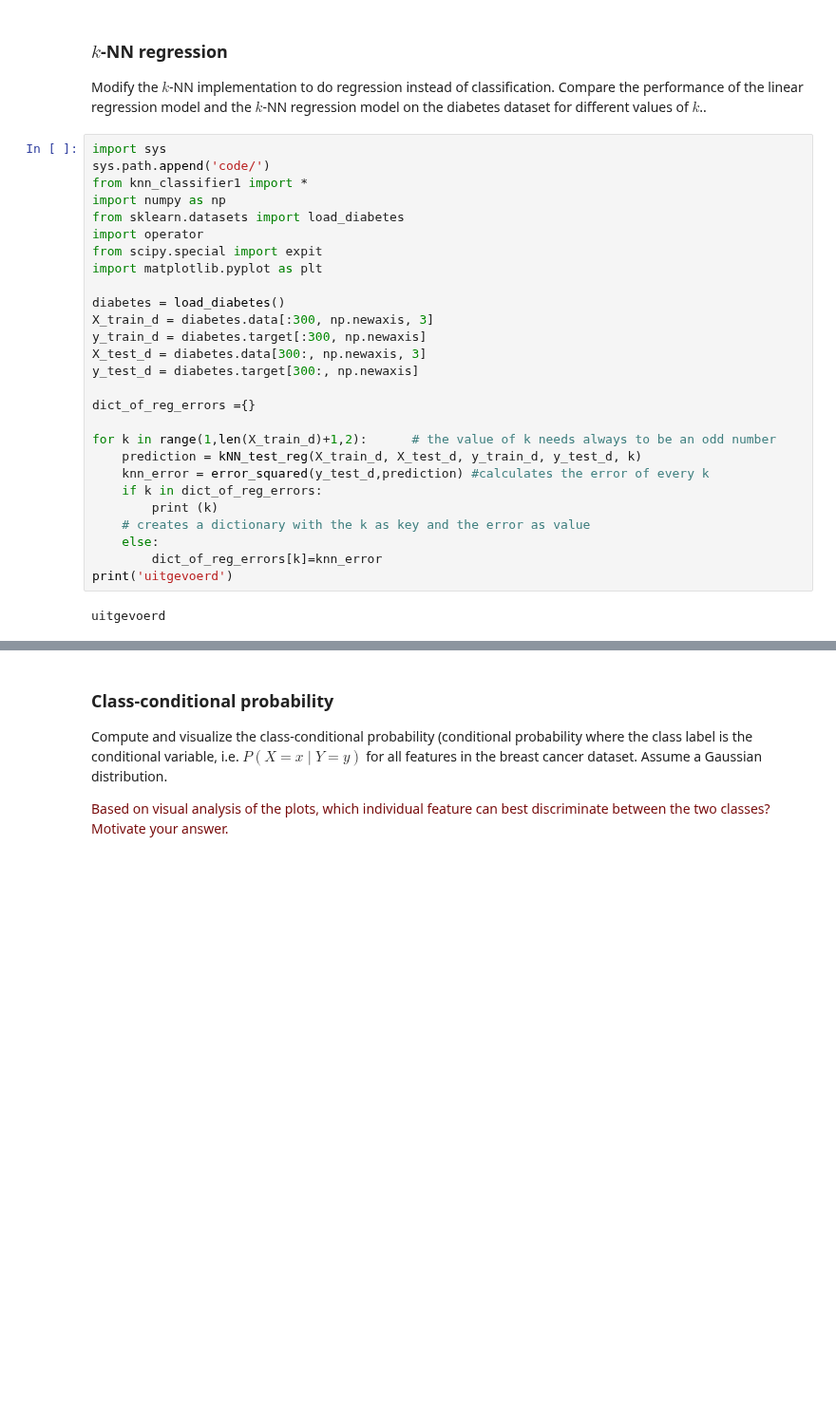
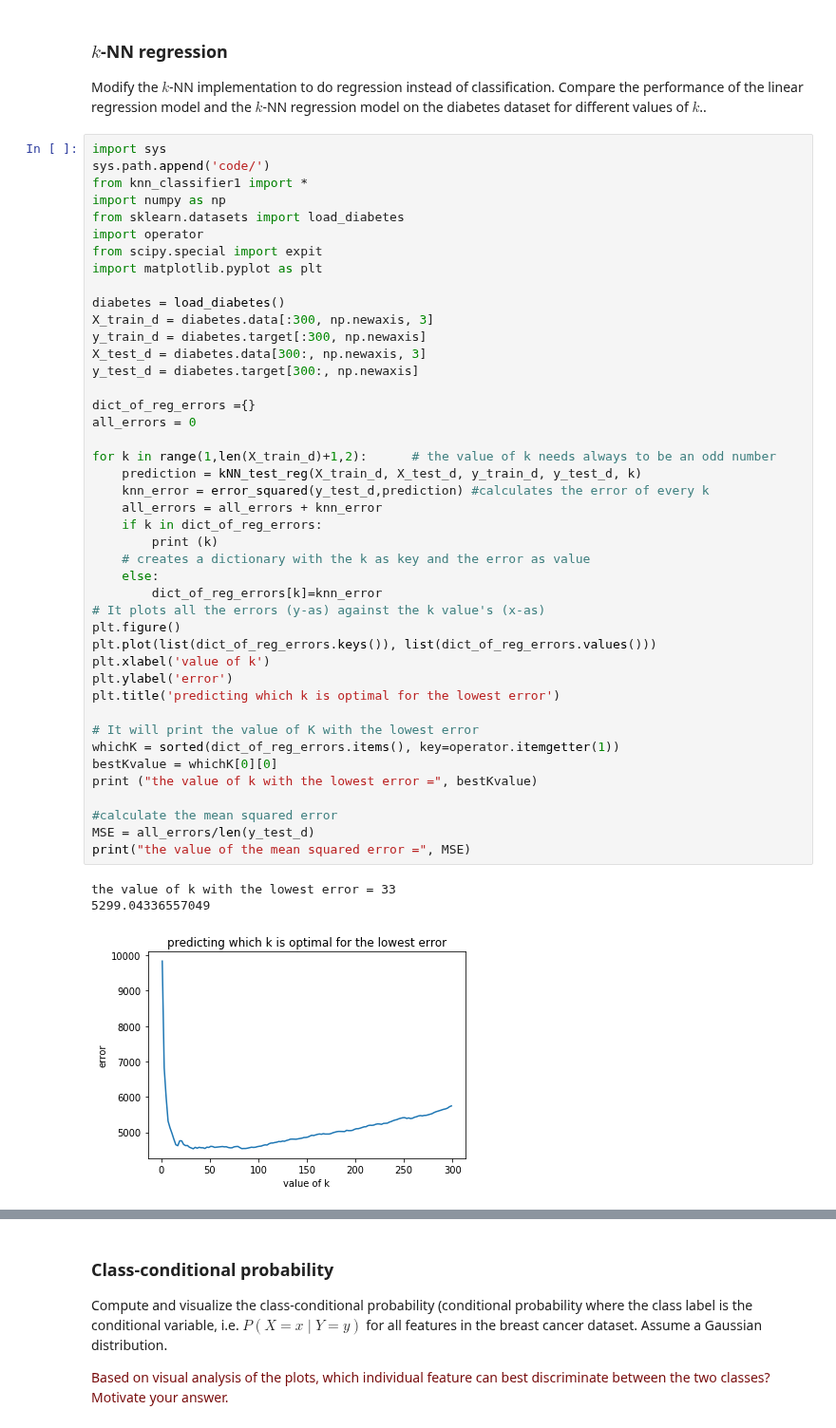
Before and after one commit to ndkruif/8dm40-machine-learning, a Jupyter notebook: practicals/week_1_new.ipynb, the cells around one changed output, grey strips where cells are left out. Shown at 95% size. Drawn from its saved outputs; the diff is of its cells as text; blank space fills up the shorter version.

```diff
--- a/practicals/week_1_new.ipynb
+++ b/practicals/week_1_new.ipynb
@@ -236,29 +236,47 @@ Modify the $k$-NN implementation to do regression instead of classification. Com
 # %%
 import sys
 sys.path.append('code/')
 from knn_classifier1 import *
 import numpy as np
 from sklearn.datasets import load_diabetes
 import operator
 from scipy.special import expit
 import matplotlib.pyplot as plt
 
 diabetes = load_diabetes()
 X_train_d = diabetes.data[:300, np.newaxis, 3]
 y_train_d = diabetes.target[:300, np.newaxis]
 X_test_d = diabetes.data[300:, np.newaxis, 3]
 y_test_d = diabetes.target[300:, np.newaxis]
 
 dict_of_reg_errors ={}
+all_errors = 0
 
 for k in range(1,len(X_train_d)+1,2):      # the value of k needs always to be an odd number
     prediction = kNN_test_reg(X_train_d, X_test_d, y_train_d, y_test_d, k)
     knn_error = error_squared(y_test_d,prediction) #calculates the error of every k
+    all_errors = all_errors + knn_error
     if k in dict_of_reg_errors:
         print (k)
     # creates a dictionary with the k as key and the error as value
     else:
         dict_of_reg_errors[k]=knn_error
-print('uitgevoerd')
+# It plots all the errors (y-as) against the k value's (x-as)
+plt.figure()
+plt.plot(list(dict_of_reg_errors.keys()), list(dict_of_reg_errors.values()))
+plt.xlabel('value of k')
+plt.ylabel('error')
+plt.title('predicting which k is optimal for the lowest error')
+
+# It will print the value of K with the lowest error
+whichK = sorted(dict_of_reg_errors.items(), key=operator.itemgetter(1))
+bestKvalue = whichK[0][0]
+print ("the value of k with the lowest error =", bestKvalue)
+
+#calculate the mean squared error
+MSE = all_errors/len(y_test_d)
+print("the value of the mean squared error =", MSE)
 # %% [output]
-uitgevoerd
+the value of k with the lowest error = 33
+5299.04336557049
+[figure, added]
```
Also changed, not shown: parts of 2 cells of this notebook, 1 other file.
